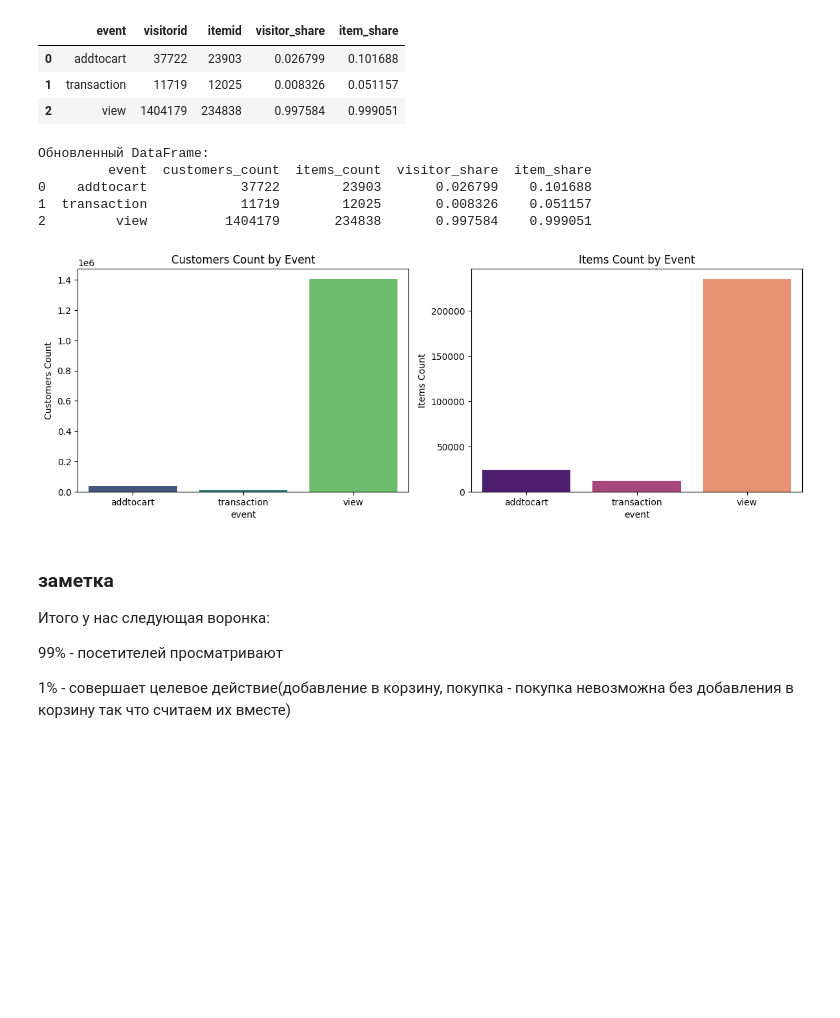
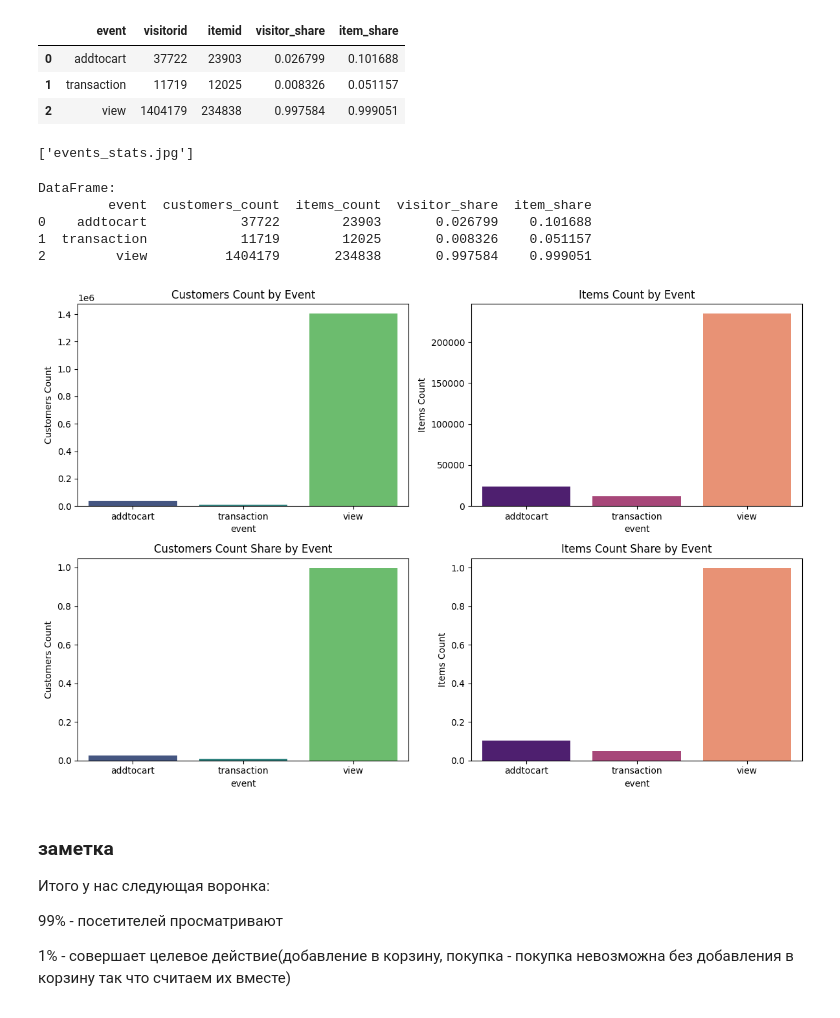
Before and after one commit to AndreyProkofiev/mle-pr-final, a Jupyter notebook: notebooks/eda.ipynb, the cells around one changed output. Cells and saved outputs as stored; diff of their text form; code cells hidden in the pictures; blank space fills up the shorter version.

Commit message:
eda new graphs

```diff
--- a/notebooks/eda.ipynb
+++ b/notebooks/eda.ipynb
@@ -212,37 +212,57 @@ event_gr#.to_markdown()
 | 0 | addtocart | 37722 | 23903 | 0.026799 | 0.101688 |
 | 1 | transaction | 11719 | 12025 | 0.008326 | 0.051157 |
 | 2 | view | 1404179 | 234838 | 0.997584 | 0.999051 |
+# %%
+art_path = '/home/mle-user/mle_projects/mle-pr-final/data/artifacts'
+# %%
+os.listdir(art_path)
+# %% [output]
+['events_stats.jpg']
 # %%
 df = event_gr.copy()
 # Переименовываем колонки
 df.rename(columns={"visitorid": "customers_count", "itemid": "items_count"}, inplace=True)
 
 # Выводим обновленный DataFrame
-print("Обновленный DataFrame:")
+print("DataFrame:")
 print(df)
 
 # Визуализация данных
 plt.figure(figsize=(12, 8))
 
 # 1. Гистограмма для customers_count и items_count
 plt.subplot(2, 2, 1)
 sns.barplot(x="event", y="customers_count", data=df, palette="viridis")
 plt.title("Customers Count by Event")
 plt.ylabel("Customers Count")
 
 plt.subplot(2, 2, 2)
 sns.barplot(x="event", y="items_count", data=df, palette="magma")
 plt.title("Items Count by Event")
 plt.ylabel("Items Count")
 plt.tight_layout()
+
+# 1. Гистограмма для customers_count и items_count
+plt.subplot(2, 2, 3)
+sns.barplot(x="event", y="visitor_share", data=df, palette="viridis")
+plt.title("Customers Count Share by Event")
+plt.ylabel("Customers Count")
+
+plt.subplot(2, 2, 4)
+sns.barplot(x="event", y="item_share", data=df, palette="magma")
+plt.title("Items Count Share by Event")
+plt.ylabel("Items Count")
+plt.tight_layout()
+
+plt.savefig(os.path.join(art_path,'events_stats.jpg'))
 plt.show()
 # %% [output]
-Обновленный DataFrame:
+DataFrame:
          event  customers_count  items_count  visitor_share  item_share
 0    addtocart            37722        23903       0.026799    0.101688
 1  transaction            11719        12025       0.008326    0.051157
 2         view          1404179       234838       0.997584    0.999051
-[figure, old version]
+[figure, new version]
 # %% [markdown]
 ### заметка
 Итого у нас следующая воронка:
```
Also changed, not shown: parts of 5 cells of this notebook.
